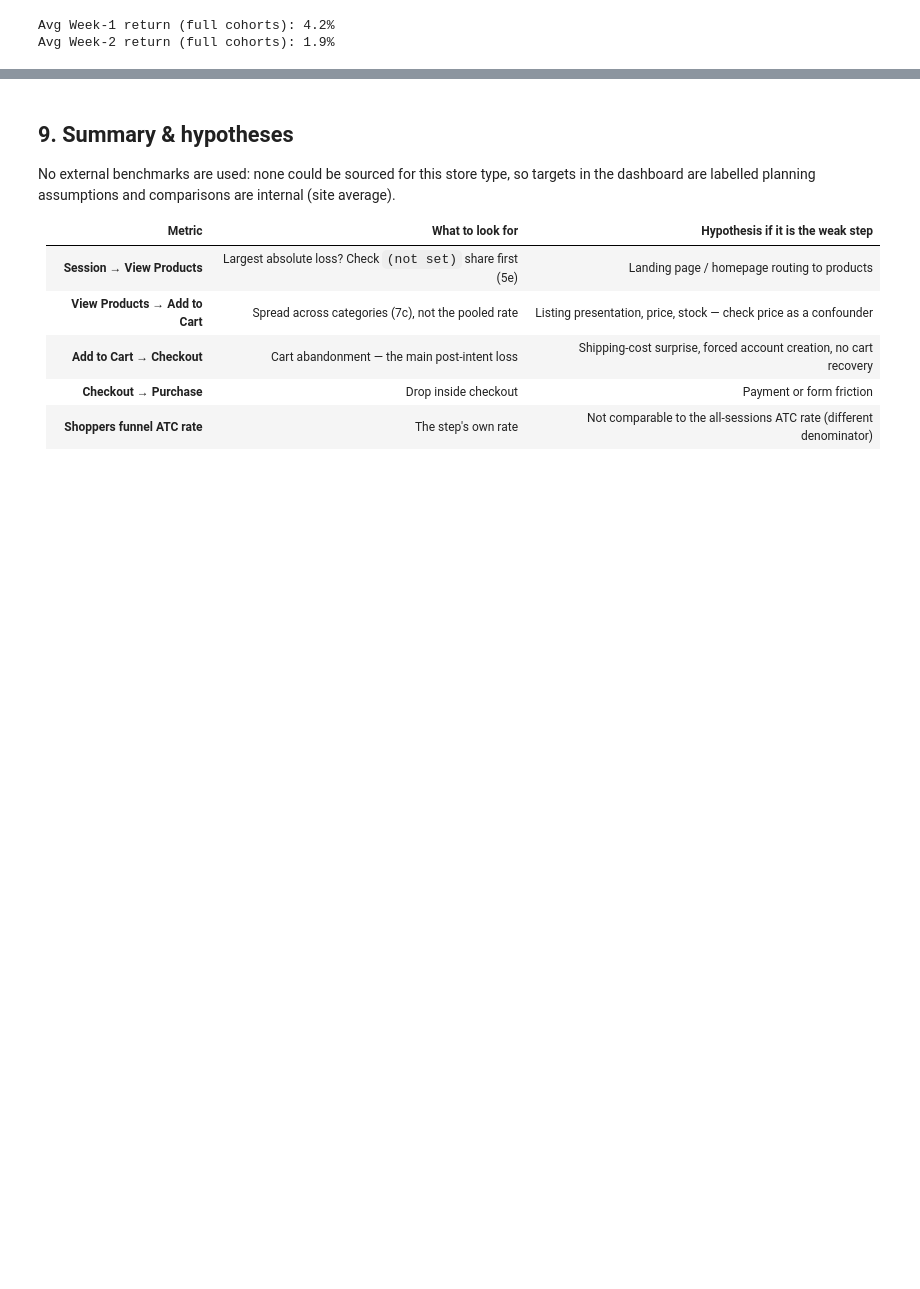
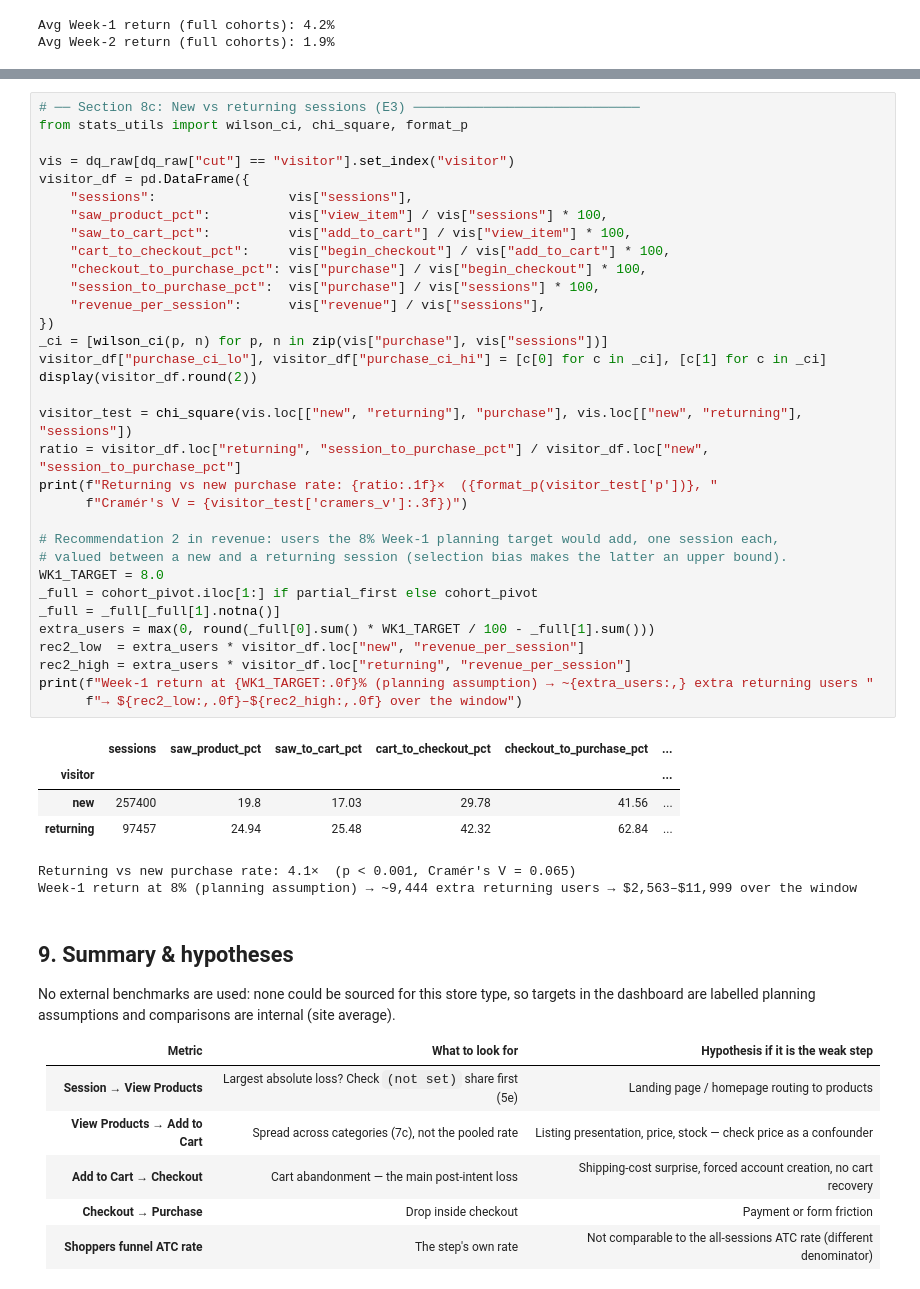
Before and after one commit to guiarpi/ga4-product-analytics, a Jupyter notebook: ga4_funnel_analysis.ipynb, the cells around one changed output, grey strips where cells are left out. Drawn from its saved outputs; the diff is of its cells as text; blank space fills up the shorter version.

```diff
--- a/ga4_funnel_analysis.ipynb
+++ b/ga4_funnel_analysis.ipynb
@@ -1430,3 +1477,43 @@ Avg Week-2 return (full cohorts): 1.9%
+# %%
+# ── Section 8c: New vs returning sessions (E3) ─────────────────────────────
+from stats_utils import wilson_ci, chi_square, format_p
+
+vis = dq_raw[dq_raw["cut"] == "visitor"].set_index("visitor")
+visitor_df = pd.DataFrame({
+    "sessions":                 vis["sessions"],
+    "saw_product_pct":          vis["view_item"] / vis["sessions"] * 100,
+    "saw_to_cart_pct":          vis["add_to_cart"] / vis["view_item"] * 100,
+    "cart_to_checkout_pct":     vis["begin_checkout"] / vis["add_to_cart"] * 100,
+    "checkout_to_purchase_pct": vis["purchase"] / vis["begin_checkout"] * 100,
+    "session_to_purchase_pct":  vis["purchase"] / vis["sessions"] * 100,
+    "revenue_per_session":      vis["revenue"] / vis["sessions"],
+})
+_ci = [wilson_ci(p, n) for p, n in zip(vis["purchase"], vis["sessions"])]
+visitor_df["purchase_ci_lo"], visitor_df["purchase_ci_hi"] = [c[0] for c in _ci], [c[1] for c in _ci]
+display(visitor_df.round(2))
+
+visitor_test = chi_square(vis.loc[["new", "returning"], "purchase"], vis.loc[["new", "returning"], "sessions"])
+ratio = visitor_df.loc["returning", "session_to_purchase_pct"] / visitor_df.loc["new", "session_to_purchase_pct"]
+print(f"Returning vs new purchase rate: {ratio:.1f}×  ({format_p(visitor_test['p'])}, "
+      f"Cramér's V = {visitor_test['cramers_v']:.3f})")
+
+# Recommendation 2 in revenue: users the 8% Week-1 planning target would add, one session each,
+# valued between a new and a returning session (selection bias makes the latter an upper bound).
+WK1_TARGET = 8.0
+_full = cohort_pivot.iloc[1:] if partial_first else cohort_pivot
+_full = _full[_full[1].notna()]
+extra_users = max(0, round(_full[0].sum() * WK1_TARGET / 100 - _full[1].sum()))
+rec2_low  = extra_users * visitor_df.loc["new", "revenue_per_session"]
+rec2_high = extra_users * visitor_df.loc["returning", "revenue_per_session"]
+print(f"Week-1 return at {WK1_TARGET:.0f}% (planning assumption) → ~{extra_users:,} extra returning users "
+      f"→ ${rec2_low:,.0f}–${rec2_high:,.0f} over the window")
+# %% [output]
+|  | sessions | saw_product_pct | saw_to_cart_pct | cart_to_checkout_pct | checkout_to_purchase_pct | ... |
+| visitor |  |  |  |  |  | ... |
+| new | 257400 | 19.8 | 17.03 | 29.78 | 41.56 | ... |
+| returning | 97457 | 24.94 | 25.48 | 42.32 | 62.84 | ... |
+Returning vs new purchase rate: 4.1×  (p < 0.001, Cramér's V = 0.065)
+Week-1 return at 8% (planning assumption) → ~9,444 extra returning users → $2,563–$11,999 over the window
 # %% [markdown]
 ## 9. Summary & hypotheses
 
```
Also changed, not shown: parts of 4 cells of this notebook, 2 other files.
